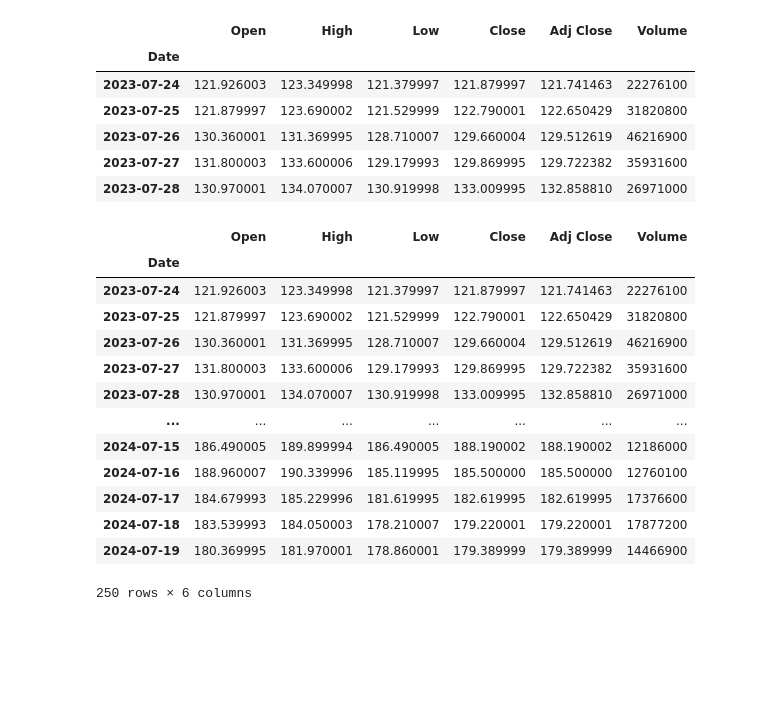
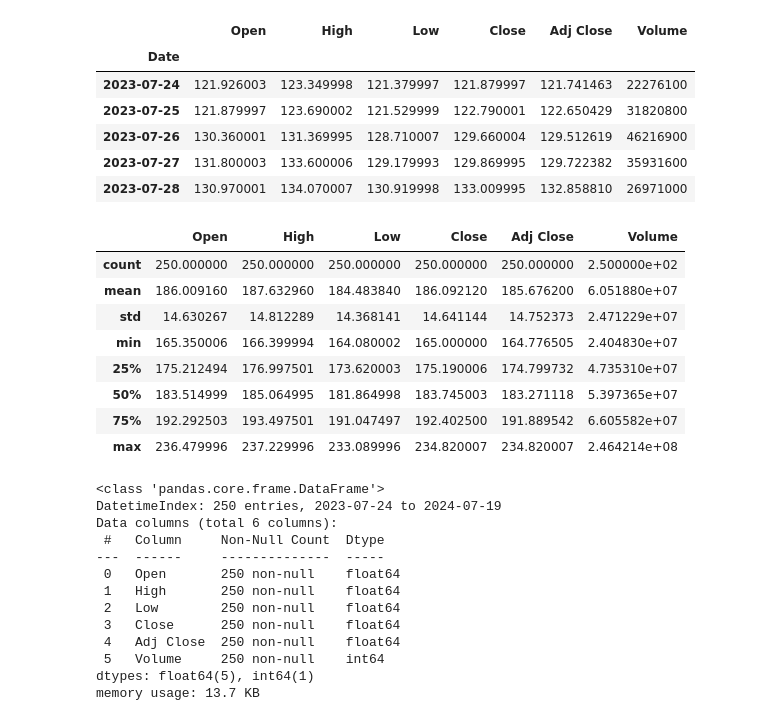
Before and after one commit to hferhat/DataWorks, a Jupyter notebook: StockMarketAnalysis.ipynb, the cells around one changed output. Saved outputs shown, nothing was run; the diff lists cells and outputs as text; code cells hidden in the pictures; blank space fills up the shorter version.

```diff
--- a/StockMarketAnalysis.ipynb
+++ b/StockMarketAnalysis.ipynb
@@ -235,20 +237,31 @@ GOOG.head()
 | 2023-07-26 | 130.360001 | 131.369995 | 128.710007 | 129.660004 | 129.512619 | 46216900 |
 | 2023-07-27 | 131.800003 | 133.600006 | 129.179993 | 129.869995 | 129.722382 | 35931600 |
 | 2023-07-28 | 130.970001 | 134.070007 | 130.919998 | 133.009995 | 132.858810 | 26971000 |
-# %%
-GOOG
-# %% [output]
-|  | Open | High | Low | Close | Adj Close | Volume |
-| Date |  |  |  |  |  |  |
-| 2023-07-24 | 121.926003 | 123.349998 | 121.379997 | 121.879997 | 121.741463 | 22276100 |
-| 2023-07-25 | 121.879997 | 123.690002 | 121.529999 | 122.790001 | 122.650429 | 31820800 |
-| 2023-07-26 | 130.360001 | 131.369995 | 128.710007 | 129.660004 | 129.512619 | 46216900 |
-| 2023-07-27 | 131.800003 | 133.600006 | 129.179993 | 129.869995 | 129.722382 | 35931600 |
-| 2023-07-28 | 130.970001 | 134.070007 | 130.919998 | 133.009995 | 132.858810 | 26971000 |
-| ... | ... | ... | ... | ... | ... | ... |
-| 2024-07-15 | 186.490005 | 189.899994 | 186.490005 | 188.190002 | 188.190002 | 12186000 |
-| 2024-07-16 | 188.960007 | 190.339996 | 185.119995 | 185.500000 | 185.500000 | 12760100 |
-| 2024-07-17 | 184.679993 | 185.229996 | 181.619995 | 182.619995 | 182.619995 | 17376600 |
-| 2024-07-18 | 183.539993 | 184.050003 | 178.210007 | 179.220001 | 179.220001 | 17877200 |
-| 2024-07-19 | 180.369995 | 181.970001 | 178.860001 | 179.389999 | 179.389999 | 14466900 |
-250 rows × 6 columns
+# %%
+AAPL.describe()
+# %% [output]
+|  | Open | High | Low | Close | Adj Close | Volume |
+| count | 250.000000 | 250.000000 | 250.000000 | 250.000000 | 250.000000 | 2.500000e+02 |
+| mean | 186.009160 | 187.632960 | 184.483840 | 186.092120 | 185.676200 | 6.051880e+07 |
+| std | 14.630267 | 14.812289 | 14.368141 | 14.641144 | 14.752373 | 2.471229e+07 |
+| min | 165.350006 | 166.399994 | 164.080002 | 165.000000 | 164.776505 | 2.404830e+07 |
+| 25% | 175.212494 | 176.997501 | 173.620003 | 175.190006 | 174.799732 | 4.735310e+07 |
+| 50% | 183.514999 | 185.064995 | 181.864998 | 183.745003 | 183.271118 | 5.397365e+07 |
+| 75% | 192.292503 | 193.497501 | 191.047497 | 192.402500 | 191.889542 | 6.605582e+07 |
+| max | 236.479996 | 237.229996 | 233.089996 | 234.820007 | 234.820007 | 2.464214e+08 |
+# %%
+AAPL.info()
+# %% [output]
+<class 'pandas.core.frame.DataFrame'>
+DatetimeIndex: 250 entries, 2023-07-24 to 2024-07-19
+Data columns (total 6 columns):
+ #   Column     Non-Null Count  Dtype
+---  ------     --------------  -----
+ 0   Open       250 non-null    float64
+ 1   High       250 non-null    float64
+ 2   Low        250 non-null    float64
+ 3   Close      250 non-null    float64
+ 4   Adj Close  250 non-null    float64
+ 5   Volume     250 non-null    int64
+dtypes: float64(5), int64(1)
+memory usage: 13.7 KB
```
Also changed, not shown: parts of 6 cells of this notebook.
